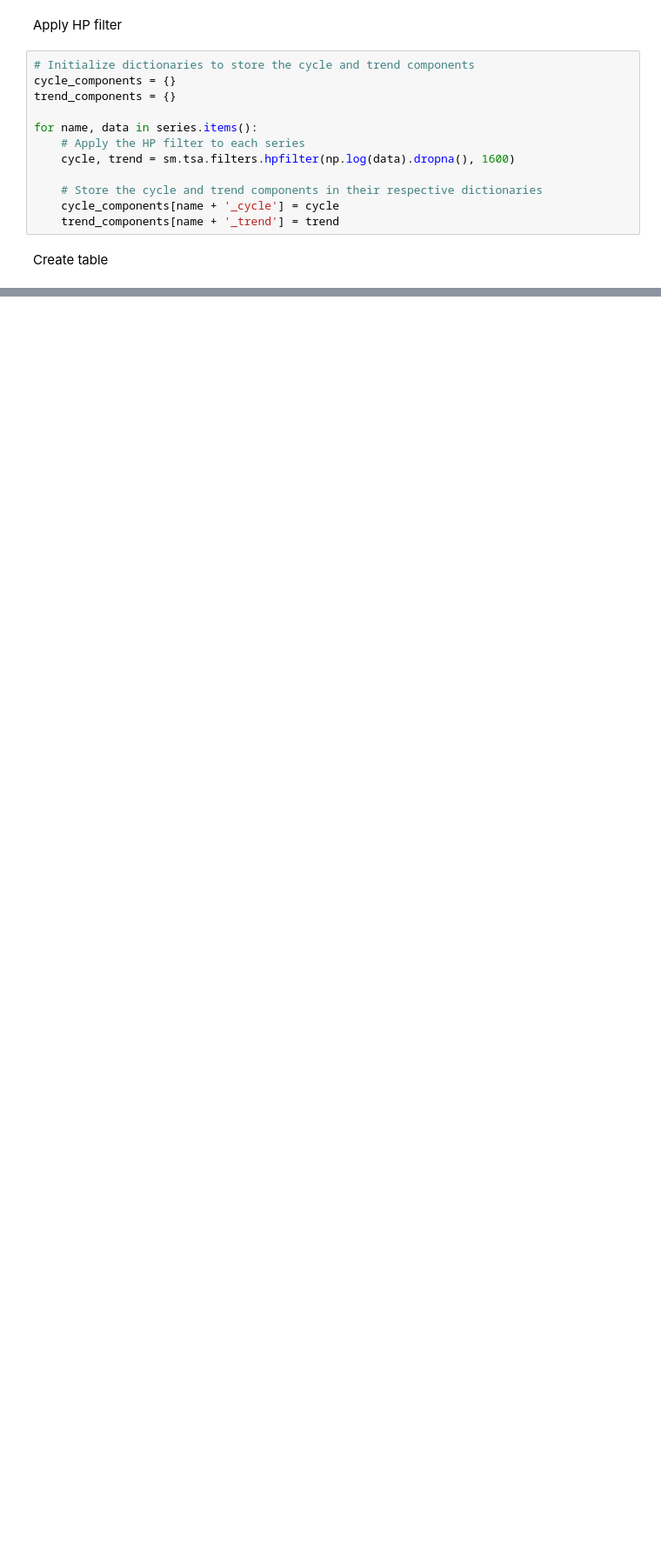
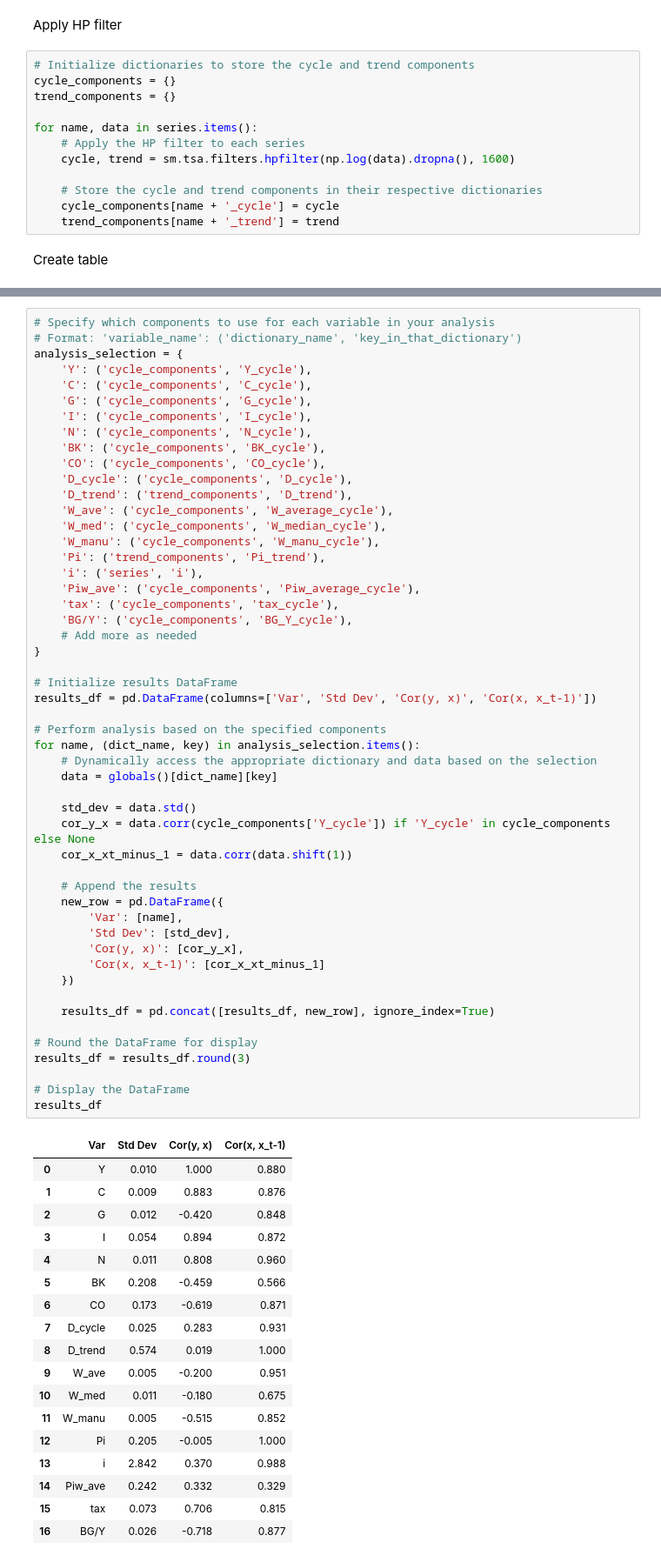
Before and after one commit to alexwellman/macrodata-wellman, a Jupyter notebook: check_t/data_table.ipynb, the cells around one changed output, grey strips where cells are left out. Shown at 87% size. Drawn from its saved outputs; the diff is of its cells as text; blank space fills up the shorter version.

```diff
--- a/check_t/data_table.ipynb
+++ b/check_t/data_table.ipynb
@@ -98,0 +57,70 @@ results_df
+# %%
+# Specify which components to use for each variable in your analysis
+# Format: 'variable_name': ('dictionary_name', 'key_in_that_dictionary')
+analysis_selection = {
+    'Y': ('cycle_components', 'Y_cycle'),
+    'C': ('cycle_components', 'C_cycle'),
+    'G': ('cycle_components', 'G_cycle'),
+    'I': ('cycle_components', 'I_cycle'),
+    'N': ('cycle_components', 'N_cycle'),
+    'BK': ('cycle_components', 'BK_cycle'),
+    'CO': ('cycle_components', 'CO_cycle'),
+    'D_cycle': ('cycle_components', 'D_cycle'),
+    'D_trend': ('trend_components', 'D_trend'),
+    'W_ave': ('cycle_components', 'W_average_cycle'),
+    'W_med': ('cycle_components', 'W_median_cycle'),
+    'W_manu': ('cycle_components', 'W_manu_cycle'),
+    'Pi': ('trend_components', 'Pi_trend'),
+    'i': ('series', 'i'),
+    'Piw_ave': ('cycle_components', 'Piw_average_cycle'),
+    'tax': ('cycle_components', 'tax_cycle'),
+    'BG/Y': ('cycle_components', 'BG_Y_cycle'),
+    # Add more as needed
+}
+
+# Initialize results DataFrame
+results_df = pd.DataFrame(columns=['Var', 'Std Dev', 'Cor(y, x)', 'Cor(x, x_t-1)'])
+
+# Perform analysis based on the specified components
+for name, (dict_name, key) in analysis_selection.items():
+    # Dynamically access the appropriate dictionary and data based on the selection
+    data = globals()[dict_name][key]
+
+    std_dev = data.std()
+    cor_y_x = data.corr(cycle_components['Y_cycle']) if 'Y_cycle' in cycle_components else None
+    cor_x_xt_minus_1 = data.corr(data.shift(1))
+
+    # Append the results
+    new_row = pd.DataFrame({
+        'Var': [name],
+        'Std Dev': [std_dev],
+        'Cor(y, x)': [cor_y_x],
+        'Cor(x, x_t-1)': [cor_x_xt_minus_1]
+    })
+
+    results_df = pd.concat([results_df, new_row], ignore_index=True)
+
+# Round the DataFrame for display
+results_df = results_df.round(3)
+
+# Display the DataFrame
+results_df
+# %% [output]
+|  | Var | Std Dev | Cor(y, x) | Cor(x, x_t-1) |
+| 0 | Y | 0.010 | 1.000 | 0.880 |
+| 1 | C | 0.009 | 0.883 | 0.876 |
+| 2 | G | 0.012 | -0.420 | 0.848 |
+| 3 | I | 0.054 | 0.894 | 0.872 |
+| 4 | N | 0.011 | 0.808 | 0.960 |
+| 5 | BK | 0.208 | -0.459 | 0.566 |
+| 6 | CO | 0.173 | -0.619 | 0.871 |
+| 7 | D_cycle | 0.025 | 0.283 | 0.931 |
+| 8 | D_trend | 0.574 | 0.019 | 1.000 |
+| 9 | W_ave | 0.005 | -0.200 | 0.951 |
+| 10 | W_med | 0.011 | -0.180 | 0.675 |
+| 11 | W_manu | 0.005 | -0.515 | 0.852 |
+| 12 | Pi | 0.205 | -0.005 | 1.000 |
+| 13 | i | 2.842 | 0.370 | 0.988 |
+| 14 | Piw_ave | 0.242 | 0.332 | 0.329 |
+| 15 | tax | 0.073 | 0.706 | 0.815 |
+| 16 | BG/Y | 0.026 | -0.718 | 0.877 |
```
Also changed, not shown: parts of 6 cells of this notebook, 6 other files.
